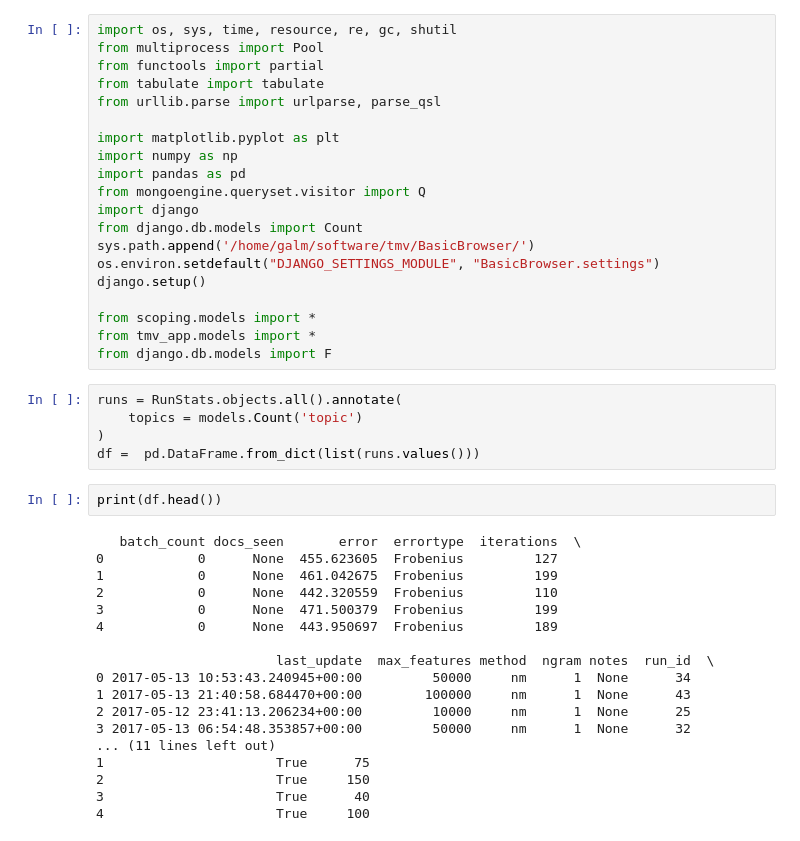
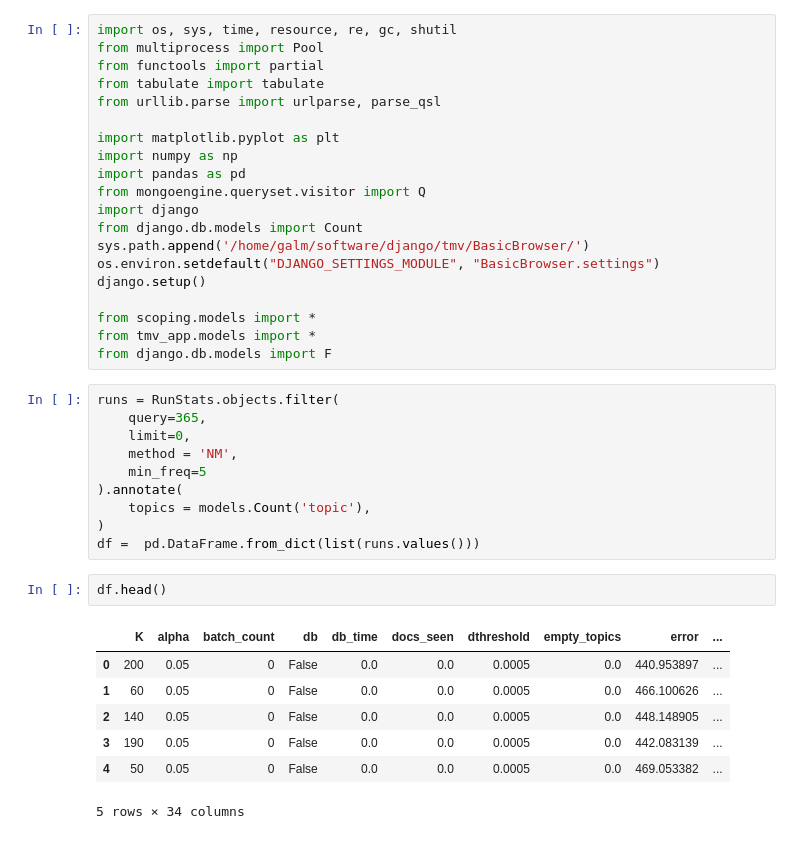
Before and after one commit to mcallaghan/cc-topography, a Jupyter notebook: code/Model_validation.ipynb, the cells around one changed output. Drawn from its saved outputs; the diff is of its cells as text.

```diff
--- a/code/Model_validation.ipynb
+++ b/code/Model_validation.ipynb
@@ -11,7 +11,7 @@ import pandas as pd
 from mongoengine.queryset.visitor import Q
 import django
 from django.db.models import Count
-sys.path.append('/home/galm/software/tmv/BasicBrowser/')
+sys.path.append('/home/galm/software/django/tmv/BasicBrowser/')
 os.environ.setdefault("DJANGO_SETTINGS_MODULE", "BasicBrowser.settings")
 django.setup()
 
@@ -19,30 +19,25 @@ from scoping.models import *
 from tmv_app.models import *
 from django.db.models import F
 # %%
-runs = RunStats.objects.all().annotate(
-    topics = models.Count('topic')
+runs = RunStats.objects.filter(
+    query=365,
+    limit=0,
+    method = 'NM',
+    min_freq=5
+).annotate(
+    topics = models.Count('topic'),
 )
 df =  pd.DataFrame.from_dict(list(runs.values()))
-# %%
-print(df.head())
-# %% [output]
-   batch_count docs_seen       error  errortype  iterations  \
-0            0      None  455.623605  Frobenius         127
-1            0      None  461.042675  Frobenius         199
-2            0      None  442.320559  Frobenius         110
-3            0      None  471.500379  Frobenius         199
-4            0      None  443.950697  Frobenius         189
-
-                       last_update  max_features method  ngram notes  run_id  \
-0 2017-05-13 10:53:43.240945+00:00         50000     nm      1  None      34
-1 2017-05-13 21:40:58.684470+00:00        100000     nm      1  None      43
-2 2017-05-12 23:41:13.206234+00:00         10000     nm      1  None      25
-3 2017-05-13 06:54:48.353857+00:00         50000     nm      1  None      32
-... (11 lines left out)
-1                      True      75
-2                      True     150
-3                      True      40
-4                      True     100
+# %%
+df.head()
+# %% [output]
+|  | K | alpha | batch_count | db | db_time | docs_seen | dthreshold | empty_topics | error | ... |
+| 0 | 200 | 0.05 | 0 | False | 0.0 | 0.0 | 0.0005 | 0.0 | 440.953897 | ... |
+| 1 | 60 | 0.05 | 0 | False | 0.0 | 0.0 | 0.0005 | 0.0 | 466.100626 | ... |
+| 2 | 140 | 0.05 | 0 | False | 0.0 | 0.0 | 0.0005 | 0.0 | 448.148905 | ... |
+| 3 | 190 | 0.05 | 0 | False | 0.0 | 0.0 | 0.0005 | 0.0 | 442.083139 | ... |
+| 4 | 50 | 0.05 | 0 | False | 0.0 | 0.0 | 0.0005 | 0.0 | 469.053382 | ... |
+5 rows × 34 columns
 # %%
 ndf = df.sort_values(by='topics', ascending=1).reset_index(drop=True)
 
```
Also changed, not shown: parts of 1 cell of this notebook, 10 other files.
